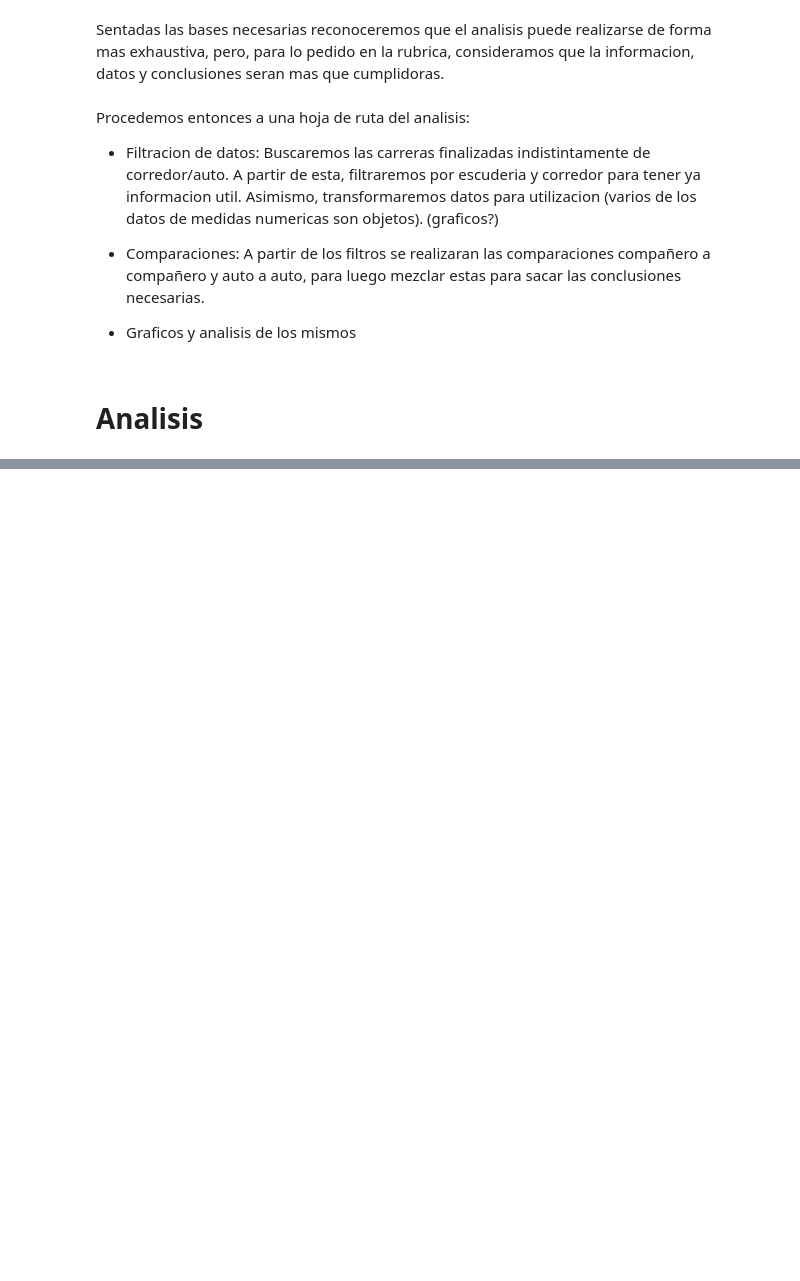
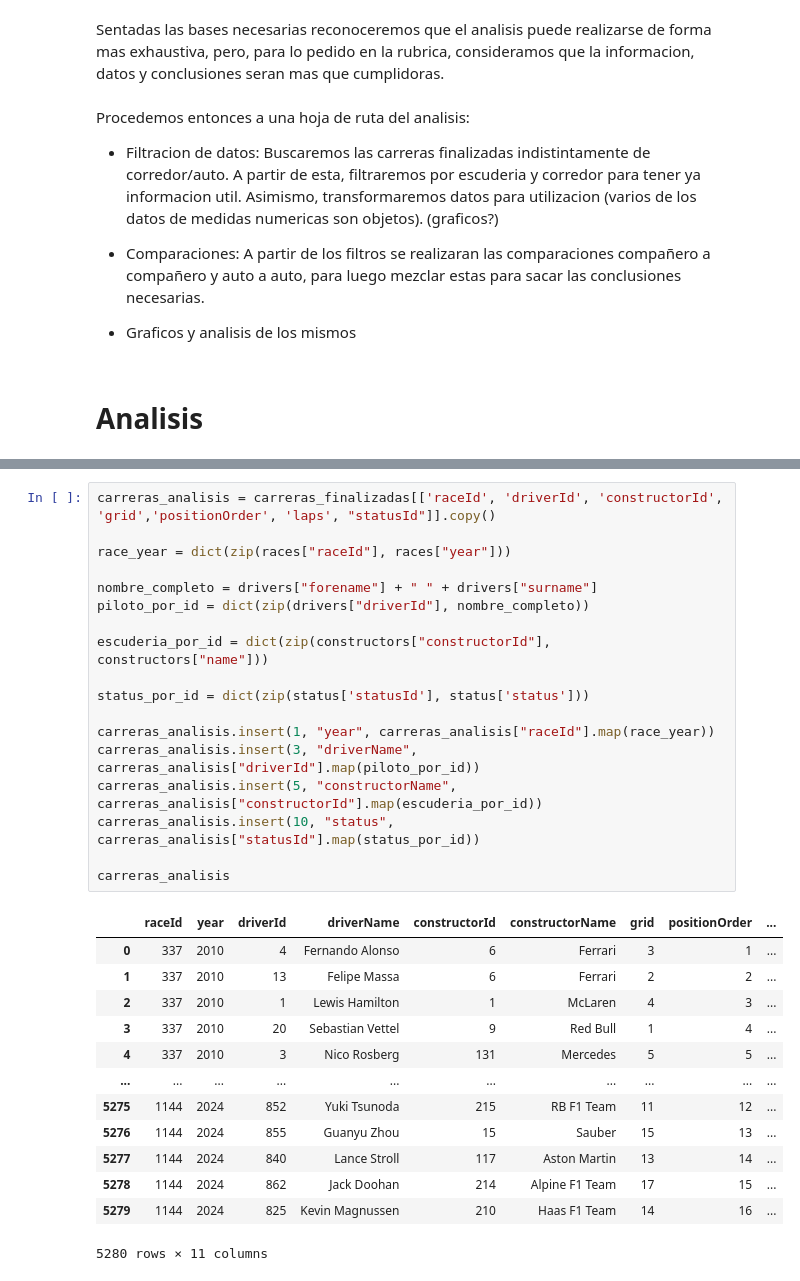
Before and after one commit to Joaquin-Lobato-Adinolfi/TP_LMC_F1_Analysis, a Jupyter notebook: TP_LMC_F1_Analysis.ipynb, the cells around one changed output, grey strips where cells are left out. Drawn from its saved outputs; the diff is of its cells as text; blank space fills up the shorter version.

```diff
--- a/TP_LMC_F1_Analysis.ipynb
+++ b/TP_LMC_F1_Analysis.ipynb
@@ -781,0 +936,32 @@ A partir de estos datos podriamos analizar que conductores y que escuderias logr
+# %%
+carreras_analisis = carreras_finalizadas[['raceId', 'driverId', 'constructorId', 'grid','positionOrder', 'laps', "statusId"]].copy()
+
+race_year = dict(zip(races["raceId"], races["year"]))
+
+nombre_completo = drivers["forename"] + " " + drivers["surname"]
+piloto_por_id = dict(zip(drivers["driverId"], nombre_completo))
+
+escuderia_por_id = dict(zip(constructors["constructorId"], constructors["name"]))
+
+status_por_id = dict(zip(status['statusId'], status['status']))
+
+carreras_analisis.insert(1, "year", carreras_analisis["raceId"].map(race_year))
+carreras_analisis.insert(3, "driverName", carreras_analisis["driverId"].map(piloto_por_id))
+carreras_analisis.insert(5, "constructorName", carreras_analisis["constructorId"].map(escuderia_por_id))
+carreras_analisis.insert(10, "status", carreras_analisis["statusId"].map(status_por_id))
+
+carreras_analisis
+# %% [output]
+|  | raceId | year | driverId | driverName | constructorId | constructorName | grid | positionOrder | ... |
+| 0 | 337 | 2010 | 4 | Fernando Alonso | 6 | Ferrari | 3 | 1 | ... |
+| 1 | 337 | 2010 | 13 | Felipe Massa | 6 | Ferrari | 2 | 2 | ... |
+| 2 | 337 | 2010 | 1 | Lewis Hamilton | 1 | McLaren | 4 | 3 | ... |
+| 3 | 337 | 2010 | 20 | Sebastian Vettel | 9 | Red Bull | 1 | 4 | ... |
+| 4 | 337 | 2010 | 3 | Nico Rosberg | 131 | Mercedes | 5 | 5 | ... |
+| ... | ... | ... | ... | ... | ... | ... | ... | ... | ... |
+| 5275 | 1144 | 2024 | 852 | Yuki Tsunoda | 215 | RB F1 Team | 11 | 12 | ... |
+| 5276 | 1144 | 2024 | 855 | Guanyu Zhou | 15 | Sauber | 15 | 13 | ... |
+| 5277 | 1144 | 2024 | 840 | Lance Stroll | 117 | Aston Martin | 13 | 14 | ... |
+| 5278 | 1144 | 2024 | 862 | Jack Doohan | 214 | Alpine F1 Team | 17 | 15 | ... |
+| 5279 | 1144 | 2024 | 825 | Kevin Magnussen | 210 | Haas F1 Team | 14 | 16 | ... |
+5280 rows × 11 columns
```
Also changed, not shown: parts of 29 cells of this notebook.
